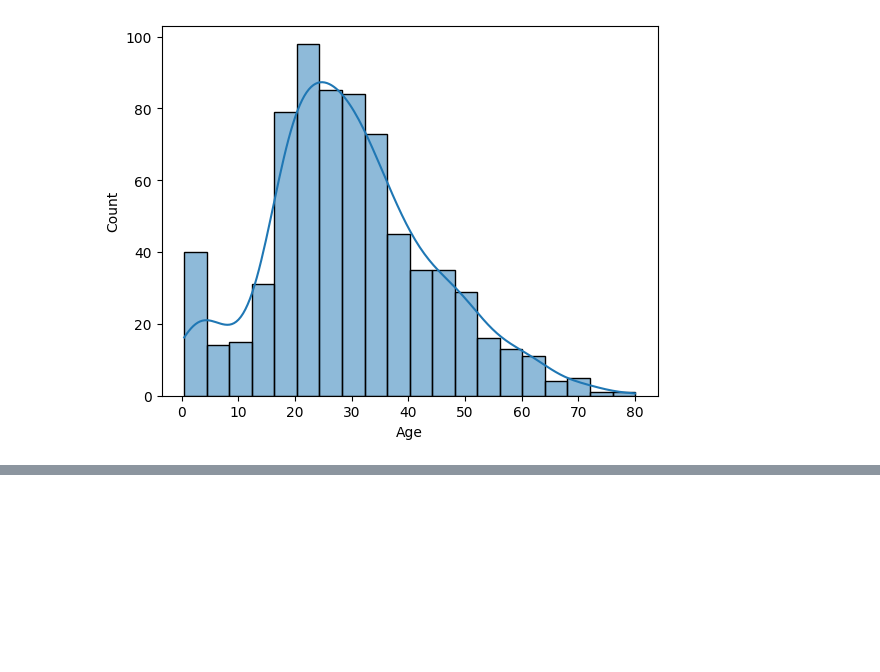
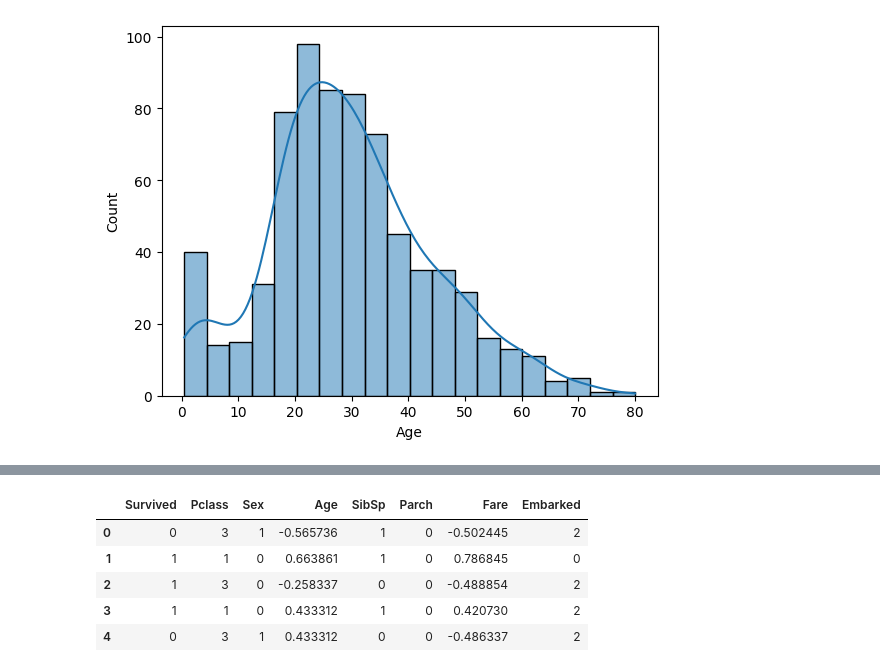
Before and after one commit to Ritik-19-12/model-evaluation, a Jupyter notebook: data-loading.ipynb, the cells around one changed output, grey strips where cells are left out. Saved outputs shown, nothing was run; the diff lists cells and outputs as text; code cells hidden in the pictures; blank space fills up the shorter version.

```diff
--- a/data-loading.ipynb
+++ b/data-loading.ipynb
@@ -66,0 +69,5 @@ sns.histplot(df['Age'].dropna(), kde=True)
+# %%
+df.drop(['PassengerId', 'Name', 'Ticket', 'Cabin'], axis=1, inplace=True)
+# %%
+df['Age'] = df['Age'].fillna(df['Age'].median())
+df['Embarked'] = df['Embarked'].fillna(df['Embarked'].mode()[0])
@@ -66,0 +76,18 @@ sns.histplot(df['Age'].dropna(), kde=True)
+# %%
+# Encode categorical columns
+le = LabelEncoder()
+df['Sex'] = le.fit_transform(df['Sex'])
+df['Embarked'] = le.fit_transform(df['Embarked'])
+# %%
+# Feature Scaling ( for tree models SVM/KNN)
+scaler = StandardScaler()
+df[['Age', 'Fare']] = scaler.fit_transform(df[['Age', 'Fare']])
+# %%
+df.head()
+# %% [output]
+|  | Survived | Pclass | Sex | Age | SibSp | Parch | Fare | Embarked |
+| 0 | 0 | 3 | 1 | -0.565736 | 1 | 0 | -0.502445 | 2 |
+| 1 | 1 | 1 | 0 | 0.663861 | 1 | 0 | 0.786845 | 0 |
+| 2 | 1 | 3 | 0 | -0.258337 | 0 | 0 | -0.488854 | 2 |
+| 3 | 1 | 1 | 0 | 0.433312 | 1 | 0 | 0.420730 | 2 |
+| 4 | 0 | 3 | 1 | 0.433312 | 0 | 0 | -0.486337 | 2 |
```
Also changed, not shown: parts of 2 cells of this notebook.
